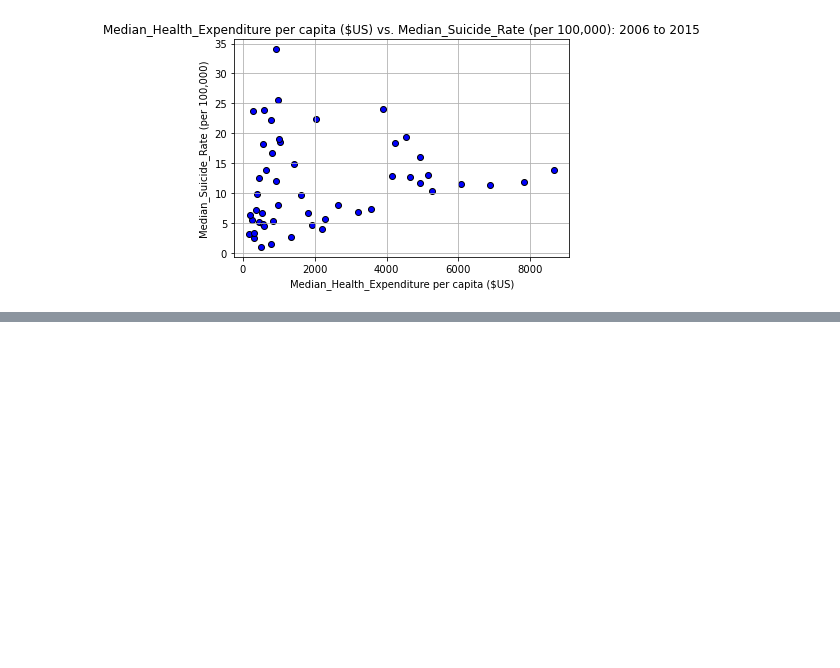
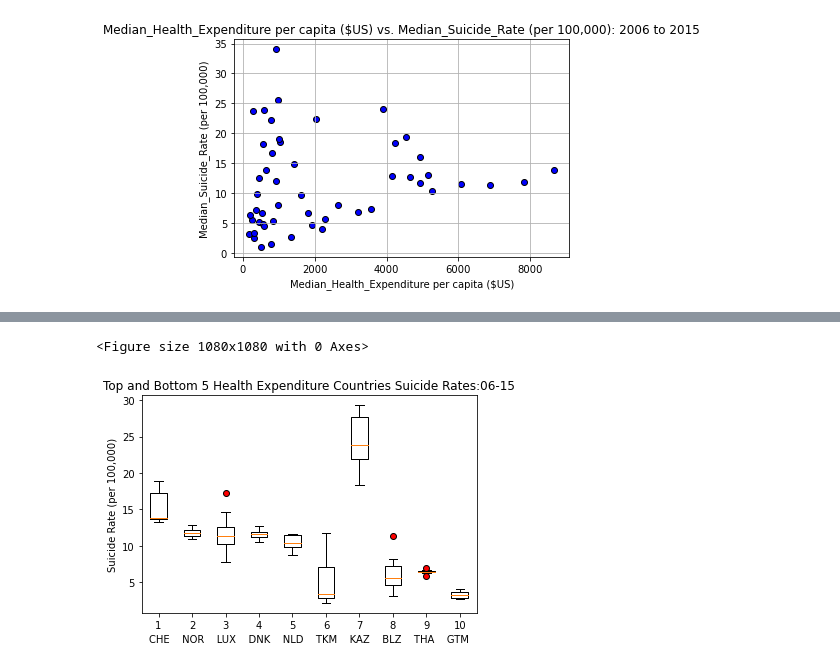
Before and after one commit to jfield24/Project-1, a Jupyter notebook: descriptives_data.ipynb, the cells around one changed output, grey strips where cells are left out. Saved outputs shown, nothing was run; the diff lists cells and outputs as text; code cells hidden in the pictures; blank space fills up the shorter version.

Commit message:
added boxplots for expend SR

```diff
--- a/descriptives_data.ipynb
+++ b/descriptives_data.ipynb
@@ -486,3 +486,22 @@ plt.show()
 data_06_to_15_df.to_csv("./output_data/data_06_to_2015.csv", index=False)
 #export descriptives table of 06 to 15 data
 descriptives_df.to_csv("./output_data/descriptives_table.csv", index=False)
+# %%
+# get top 5 and bottom 5 health expenditure countries and box plot suicide rates of each over 10 yr period
+decend_median_expend=medians_df_Exp["Country"].tolist()
+top5_expend = []
+bottom5_expend =[]
+middle=[]
+
+for country in decend_median_expend:
+    if len(top5_expend)<5:
+        top5_expend.append(country)
+        counter = counter+1
+    elif len(middle)<41:
+        middle.append(country)
+    elif len(middle)==41:
+        bottom5_expend.append(country)
+
+print('middle='+str(len(middle)))
+print(f"The top 5 countries for Health Expenditure are: {top5_expend}")
+print(f"The bottom 5 countries for Health Expenditure are: {bottom5_expend}")
@@ -488,0 +513,9 @@ descriptives_df.to_csv("./output_data/descriptives_table.csv", index=False)
+# %%
+#create dataframe with raw SR rates for top and bottom 10 expend countries
+expend_10_data_06_to_15 = data_06_to_15_df.set_index("country")
+expend_10 = expend_10_data_06_to_15.drop(middle, axis=0)
+expend_10 = expend_10.reset_index()
+expend_10 = pd.DataFrame(expend_10, columns =["country",
+                                              "year",
+                                              "number of suicides (per 100,000 people)"])
+expend_10
@@ -488,0 +569,18 @@ descriptives_df.to_csv("./output_data/descriptives_table.csv", index=False)
+# %%
+# box plot the
+data = [Switzerland_SR, Norway_SR, Luxembourg_SR, Denmark_SR, Netherlands_SR,
+        Turkmenistan_SR, Kazakhstan_SR, Belize_SR, Thailand_SR, Guatemala_SR[::2]]
+plt.figure(figsize=(15,15))
+fig1, ax1 = plt.subplots()
+ax1.set_title('Multiple Samples with Different sizes')
+marker= dict(markerfacecolor='r', marker='o')
+ax1.set_title('Top and Bottom 5 Health Expenditure Countries Suicide Rates:06-15')
+ax1.set_ylabel('Suicide Rate (per 100,000)')
+ax1.set_xlabel(data)
+ax1.set_xlabel('CHE    NOR    LUX    DNK    NLD    TKM    KAZ    BLZ    THA    GTM')
+ax1.boxplot(data, flierprops=marker)
+plt.savefig('./images/10expend_SR_boxplots.png')
+plt.show()
+# %% [output]
+<Figure size 1080x1080 with 0 Axes>
+[figure, added]
```
Also changed, not shown: parts of 3 cells of this notebook, 1 other file.
